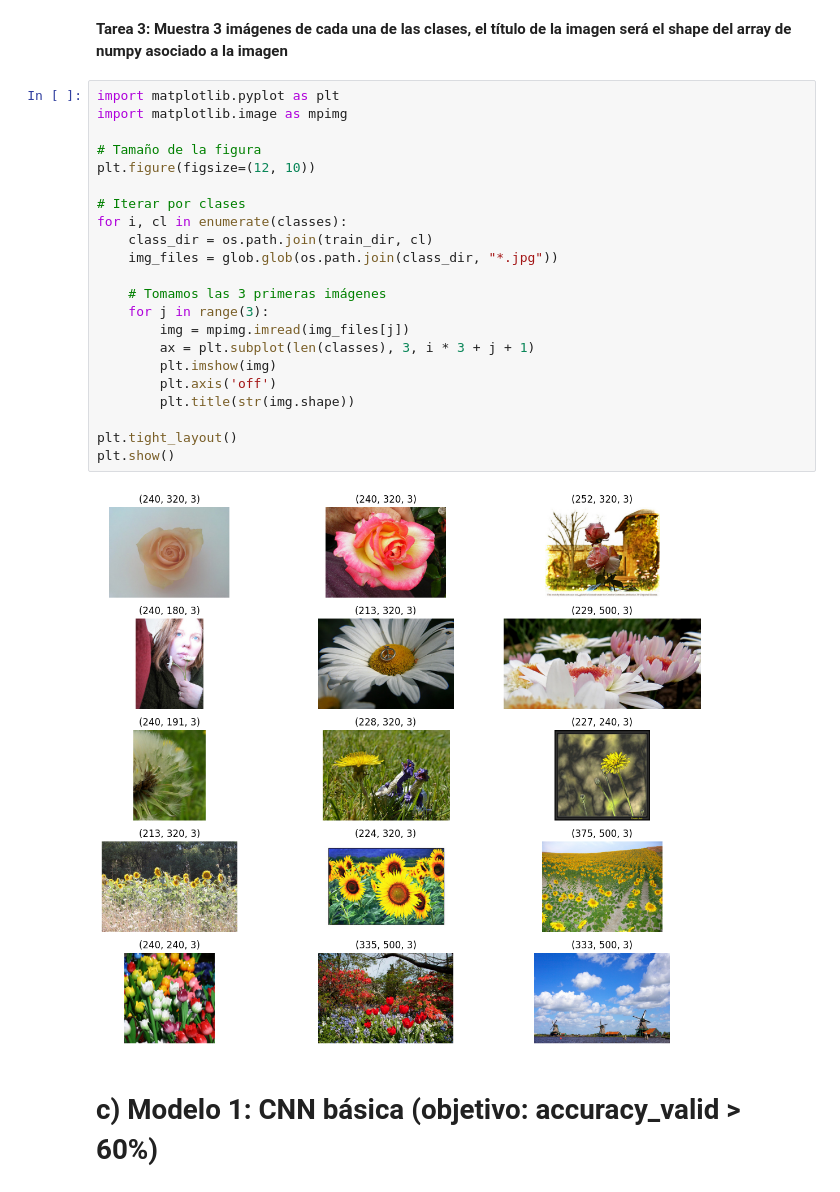
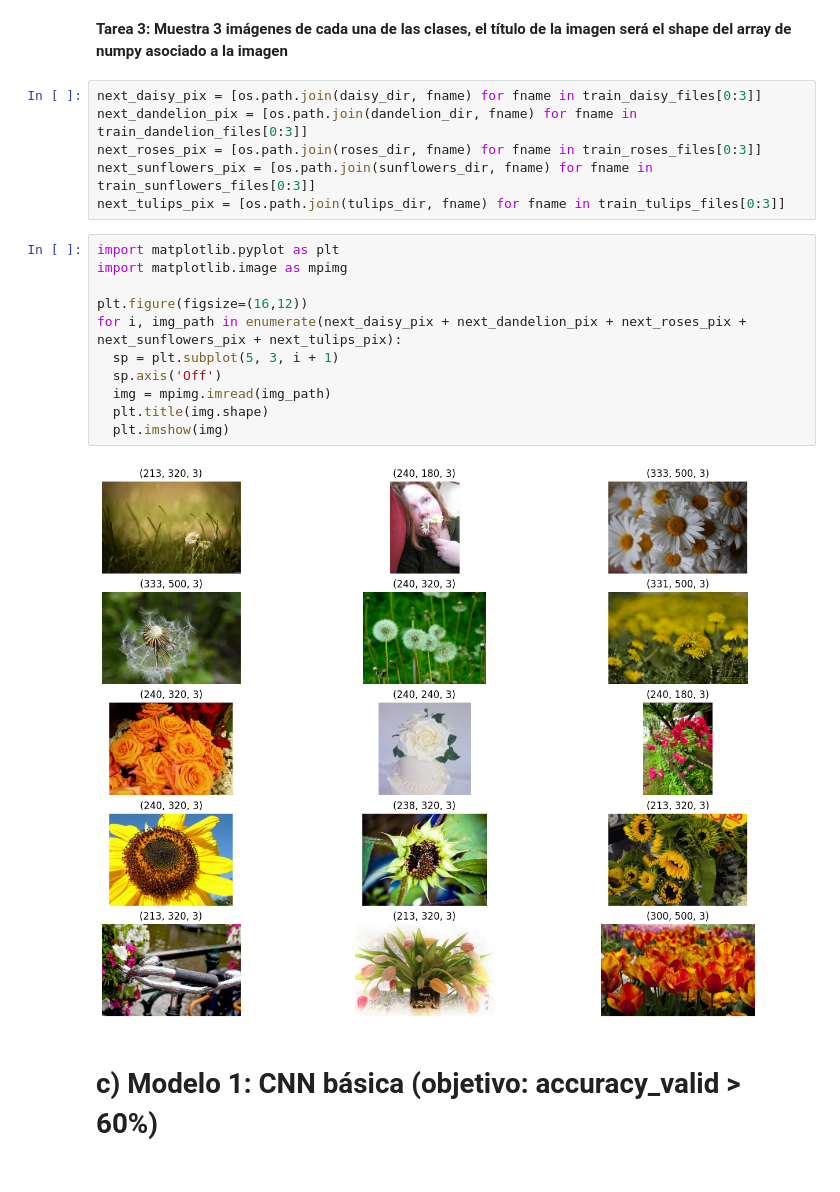
Before and after one commit to GuilleBlanco08/TrabajoFinal, a Jupyter notebook: trabajo_aia_24_25_parte_II.ipynb, the cells around one changed output. Saved outputs shown, nothing was run; the diff lists cells and outputs as text.

```diff
--- a/trabajo_aia_24_25_parte_II.ipynb
+++ b/trabajo_aia_24_25_parte_II.ipynb
@@ -177,30 +189,25 @@ Clase 'tulips': 639 imágenes en train
 # b) Visualización del dataset
 # %% [markdown]
 **Tarea 3: Muestra 3 imágenes de cada una de las clases, el título de la imagen será el shape del array de numpy asociado a la imagen**
-# %%
-import matplotlib.pyplot as plt
-import matplotlib.image as mpimg
-
-# Tamaño de la figura
-plt.figure(figsize=(12, 10))
-
-# Iterar por clases
-for i, cl in enumerate(classes):
-    class_dir = os.path.join(train_dir, cl)
-    img_files = glob.glob(os.path.join(class_dir, "*.jpg"))
-
-    # Tomamos las 3 primeras imágenes
-    for j in range(3):
-        img = mpimg.imread(img_files[j])
-        ax = plt.subplot(len(classes), 3, i * 3 + j + 1)
-        plt.imshow(img)
-        plt.axis('off')
-        plt.title(str(img.shape))
-
-plt.tight_layout()
-plt.show()
-# %% [output]
-[figure, removed]
+# %%
+next_daisy_pix = [os.path.join(daisy_dir, fname) for fname in train_daisy_files[0:3]]
+next_dandelion_pix = [os.path.join(dandelion_dir, fname) for fname in train_dandelion_files[0:3]]
+next_roses_pix = [os.path.join(roses_dir, fname) for fname in train_roses_files[0:3]]
+next_sunflowers_pix = [os.path.join(sunflowers_dir, fname) for fname in train_sunflowers_files[0:3]]
+next_tulips_pix = [os.path.join(tulips_dir, fname) for fname in train_tulips_files[0:3]]
+# %%
+import matplotlib.pyplot as plt
+import matplotlib.image as mpimg
+
+plt.figure(figsize=(16,12))
+for i, img_path in enumerate(next_daisy_pix + next_dandelion_pix + next_roses_pix + next_sunflowers_pix + next_tulips_pix):
+  sp = plt.subplot(5, 3, i + 1)
+  sp.axis('Off')
+  img = mpimg.imread(img_path)
+  plt.title(img.shape)
+  plt.imshow(img)
+# %% [output]
+[figure, added]
 # %% [markdown]
 # c) Modelo 1: CNN básica (objetivo: accuracy_valid > 60%)
 # %% [markdown]
```
Also changed, not shown: parts of 23 cells of this notebook.
